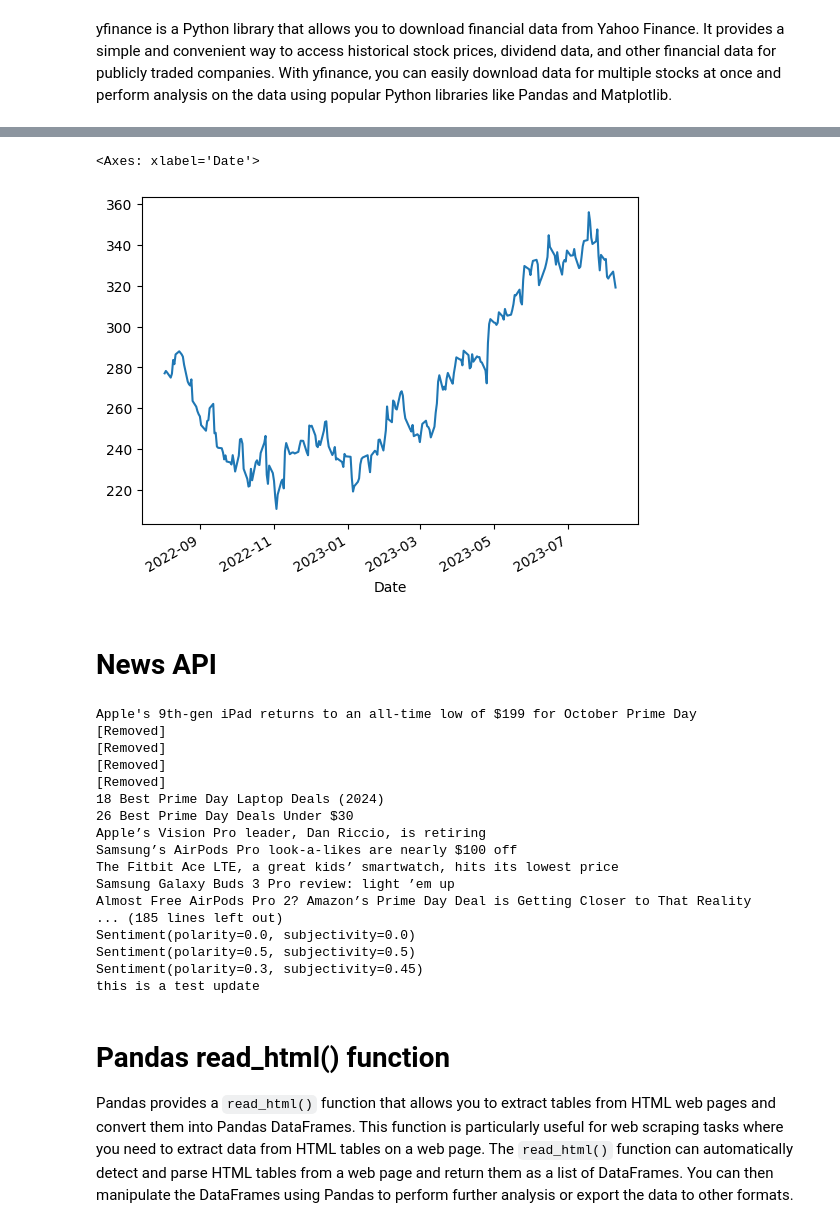
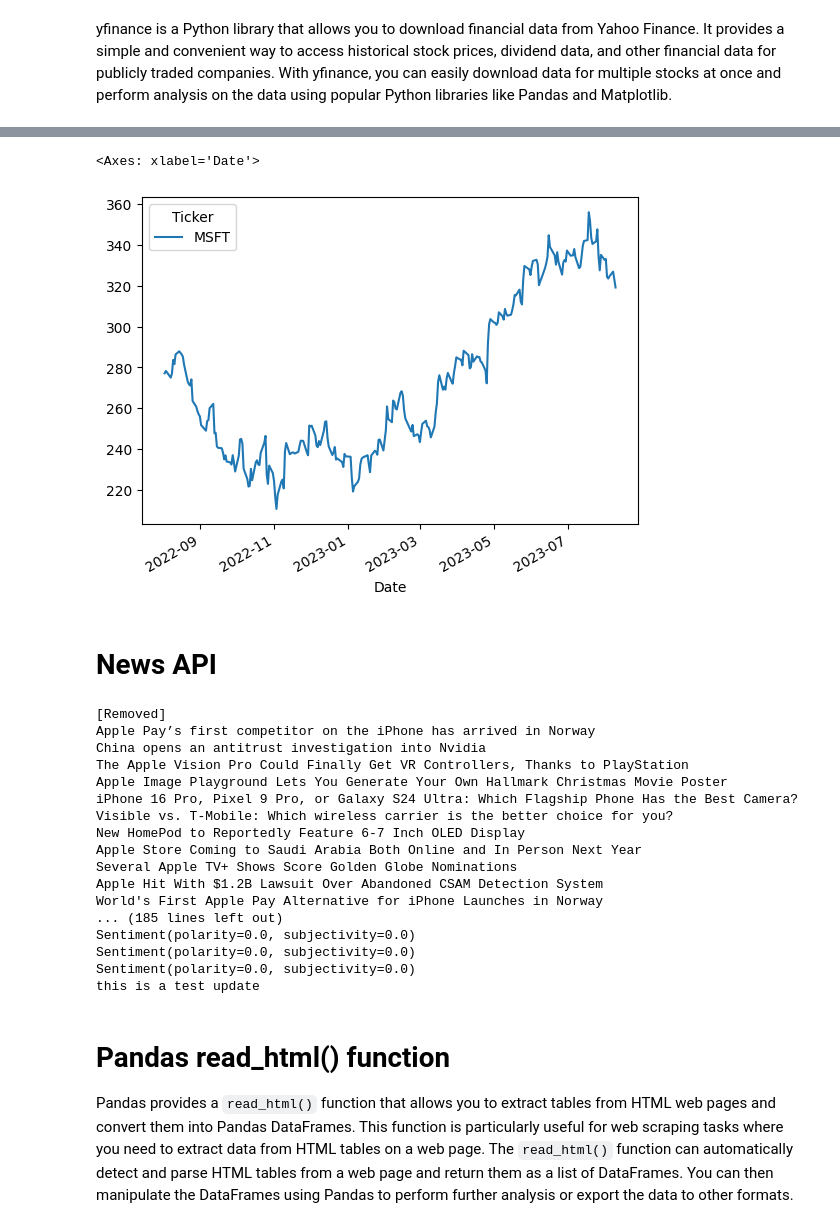
Before and after one commit to howesrichard/CodeFinModUQ, a Jupyter notebook: lecture_examples.ipynb, the cells around one changed output, grey strips where cells are left out. Drawn from its saved outputs; the diff is of its cells as text; code cells hidden in the pictures.

```diff
--- a/lecture_examples.ipynb
+++ b/lecture_examples.ipynb
@@ -59,16 +60,16 @@ microsoft
 # %%
-microsoft['Adj Close'].plot()
+microsoft['Close'].plot()
 # %% [output]
 <Axes: xlabel='Date'>
-[figure, old version]
+[figure, new version]
 # %% [markdown]
 # News API
 # %%
 import requests
 
 API_KEY = '624a9a3e85594ae99cd62b5379d12538' # FD's key
-start = '2024-10-09'
-end = '2024-10-09'
+start = '2024-12-09'
+end = '2024-12-09'
 topic = 'apple'
 
 # set response to the get request to the newsAPI asking for everything on the subjects of Apple
@@ -86,22 +87,22 @@ for article in response.json()['articles']:
 
 print("this is a test update")
 # %% [output]
-Apple's 9th-gen iPad returns to an all-time low of $199 for October Prime Day
 [Removed]
-[Removed]
-[Removed]
-[Removed]
-18 Best Prime Day Laptop Deals (2024)
-26 Best Prime Day Deals Under $30
-Apple’s Vision Pro leader, Dan Riccio, is retiring
-Samsung’s AirPods Pro look-a-likes are nearly $100 off
-The Fitbit Ace LTE, a great kids’ smartwatch, hits its lowest price
-Samsung Galaxy Buds 3 Pro review: light ’em up
-Almost Free AirPods Pro 2? Amazon’s Prime Day Deal is Getting Closer to That Reality
+Apple Pay’s first competitor on the iPhone has arrived in Norway
+China opens an antitrust investigation into Nvidia
+The Apple Vision Pro Could Finally Get VR Controllers, Thanks to PlayStation
+Apple Image Playground Lets You Generate Your Own Hallmark Christmas Movie Poster
+iPhone 16 Pro, Pixel 9 Pro, or Galaxy S24 Ultra: Which Flagship Phone Has the Best Camera?
+Visible vs. T-Mobile: Which wireless carrier is the better choice for you?
+New HomePod to Reportedly Feature 6-7 Inch OLED Display
+Apple Store Coming to Saudi Arabia Both Online and In Person Next Year
+Several Apple TV+ Shows Score Golden Globe Nominations
+Apple Hit With $1.2B Lawsuit Over Abandoned CSAM Detection System
+World's First Apple Pay Alternative for iPhone Launches in Norway
 ... (185 lines left out)
 Sentiment(polarity=0.0, subjectivity=0.0)
-Sentiment(polarity=0.5, subjectivity=0.5)
-Sentiment(polarity=0.3, subjectivity=0.45)
+Sentiment(polarity=0.0, subjectivity=0.0)
+Sentiment(polarity=0.0, subjectivity=0.0)
 this is a test update
 # %% [markdown]
 # Pandas read_html() function
```
Also changed, not shown: parts of 3 cells of this notebook, 1 other file.
